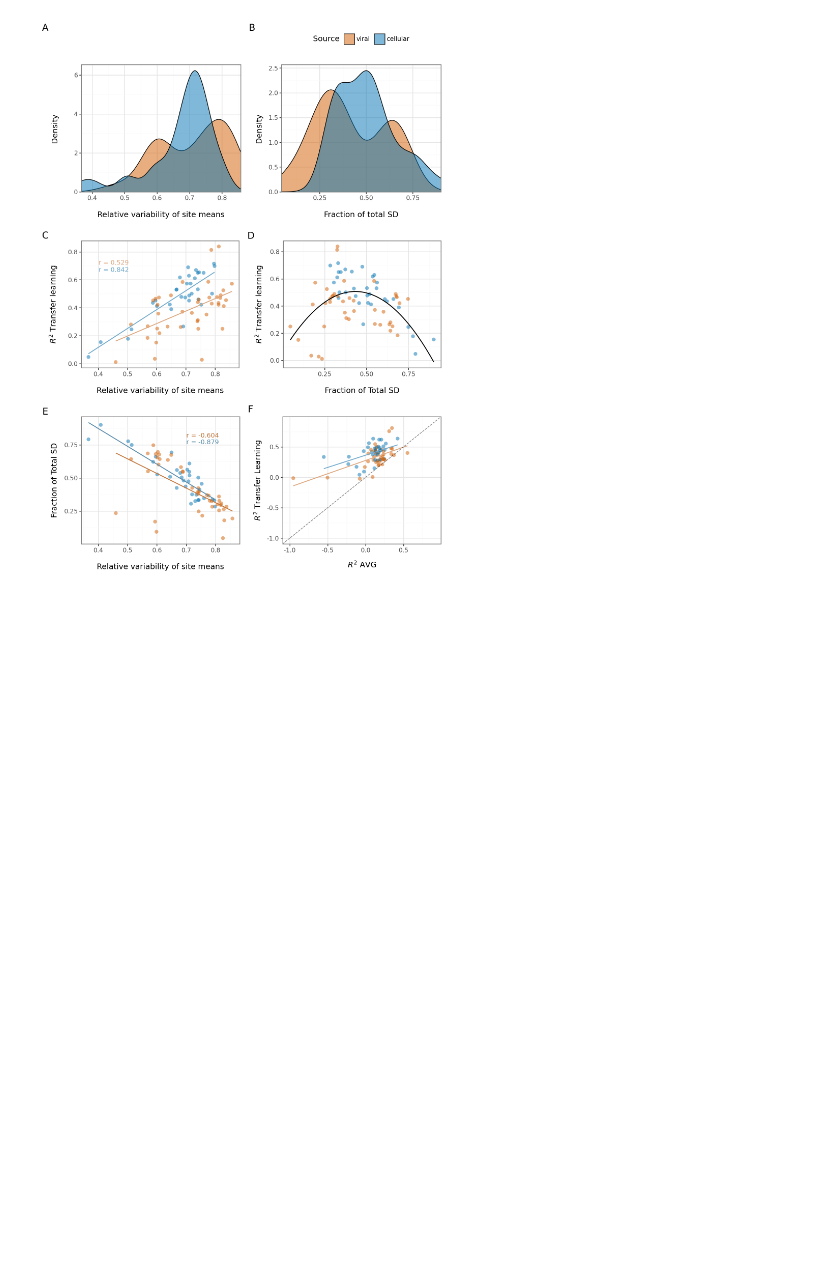
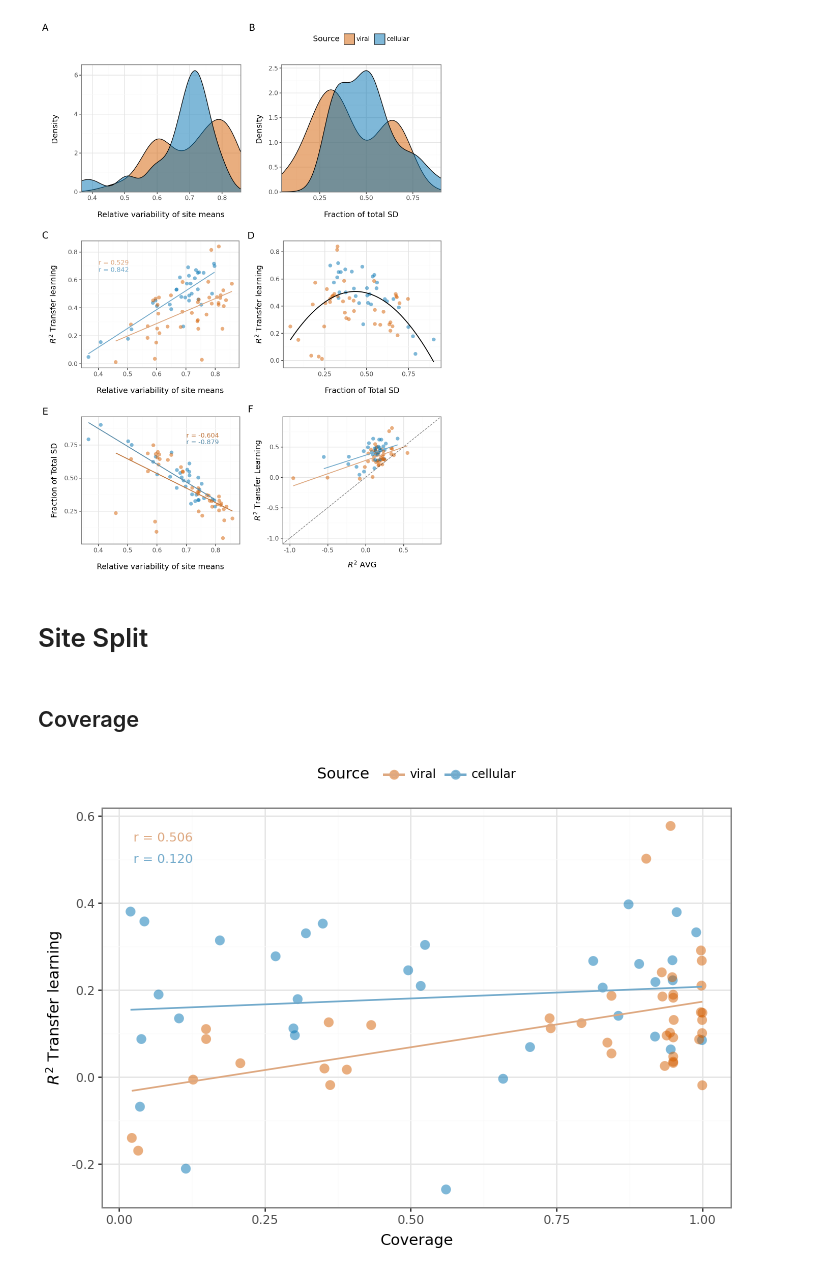
Before and after one commit to ziul-bio/DMS-SiteEffect-PLM, a Jupyter notebook: notebooks/var.ipynb, the cells around one changed output. Saved outputs shown, nothing was run; the diff lists cells and outputs as text; code cells hidden in the pictures; blank space fills up the shorter version.

Commit message:
adding coverage to the notebook

```diff
--- a/notebooks/var.ipynb
+++ b/notebooks/var.ipynb
@@ -418,3 +289,33 @@ plot = comp + pln.theme(figure_size=(8, 11))
 plot#.save(filename='../experiments/comp3_site_variation6.png', dpi=600)
 # %% [output]
 [figure]
+# %% [markdown]
+# Site Split
+# %% [markdown]
+## Coverage
+# %%
+target = 'coverage'
+res_SS = lassocv.query('Split in @s')
+ann_df = annotation_df(res_SS, target,  x=0.025, y=0.5)
+ann_df = ann_df.query('Split == "Site Split"')
+
+cov = (
+    pln.ggplot(res_SS, pln.aes(x=target, y='R2_score_test', fill='Source'))
+    + pln.scale_fill_manual(values={"viral": "#D55E00", "cellular": "#0072B2"})
+    + pln.geom_point(size=4, alpha=0.5, stroke=0)
+    + pln.geom_smooth(method='lm', se=False, alpha=1, size=0.7,  mapping=pln.aes(color='Source'))
+    + pln.scale_color_manual(values={"viral": "#DEA880", "cellular": "#72AACB"})
+    + pln.geom_text(data= ann_df , mapping=pln.aes(x=target, y='R2_score_test', label='label', color='Source'),
+                    size=9, ha="left", inherit_aes=False)
+    + pln.theme_bw()
+    + pln.theme(legend_position='top', figure_size=(7, 5))
+    + pln.labs(
+        y='$R^2$ Transfer learning',
+        x= 'Coverage',
+        tag='')
+    )
+
+cov.save(filename='../experiments/fig5_coverage_corr.png', dpi=600)
+cov
+# %% [output]
+[figure, added]
```
Also changed, not shown: parts of 12 cells of this notebook.
